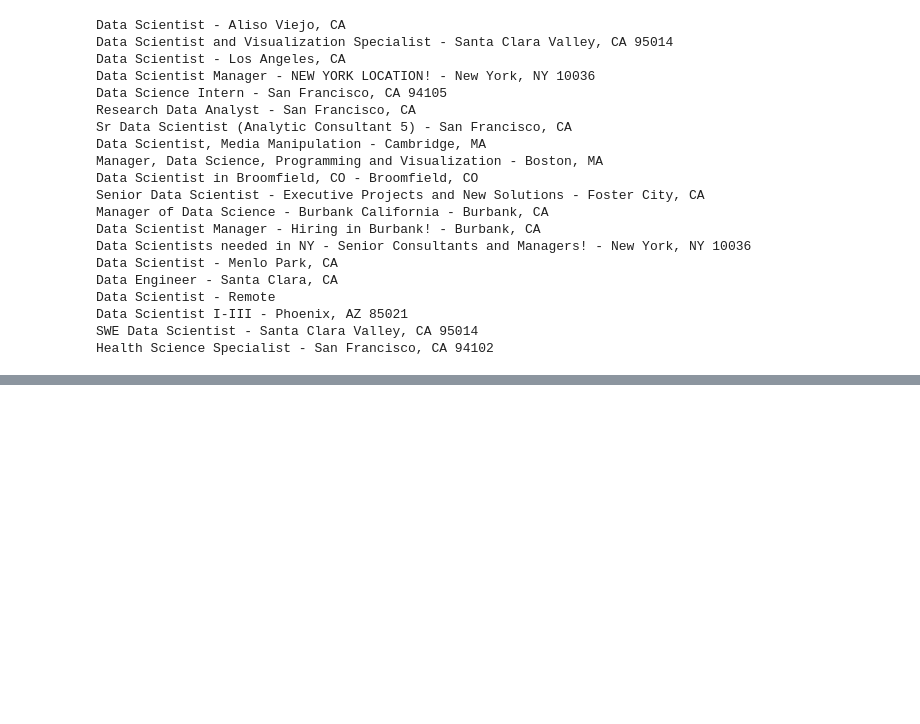
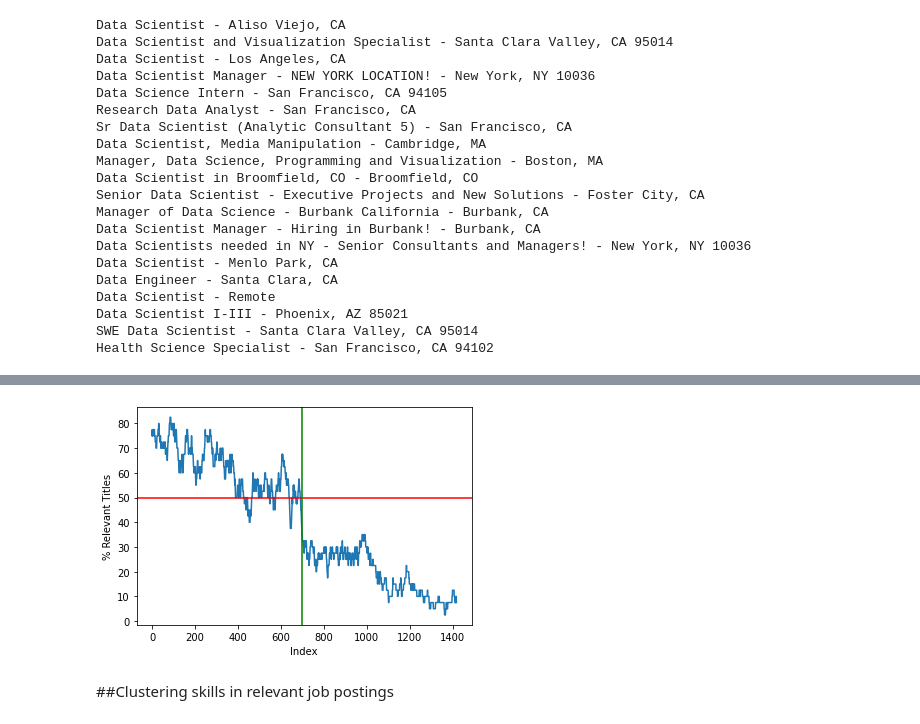
Before and after one commit to rahiakela/data-science-research-and-practice, a Jupyter notebook: data-science-bookcamp/case-study-4--job-resume-improvement/05_case_study_job_resume_improvement.ipynb, the cells around one changed output, grey strips where cells are left out. Saved outputs shown, nothing was run; the diff lists cells and outputs as text; code cells hidden in the pictures; blank space fills up the shorter version.

```diff
--- a/data-science-bookcamp/case-study-4--job-resume-improvement/05_case_study_job_resume_improvement.ipynb
+++ b/data-science-bookcamp/case-study-4--job-resume-improvement/05_case_study_job_resume_improvement.ipynb
@@ -459,0 +501,9 @@ Health Science Specialist - San Francisco, CA 94102
+# %%
+# Plotting percent relevance across an increased index range
+relevant_title_plot(index_range=40)
+plt.axvline(700, c="g")
+plt.show()
+# %% [output]
+[figure, added]
+# %% [markdown]
+##Clustering skills in relevant job postings
```
Also changed, not shown: parts of 6 cells of this notebook.
